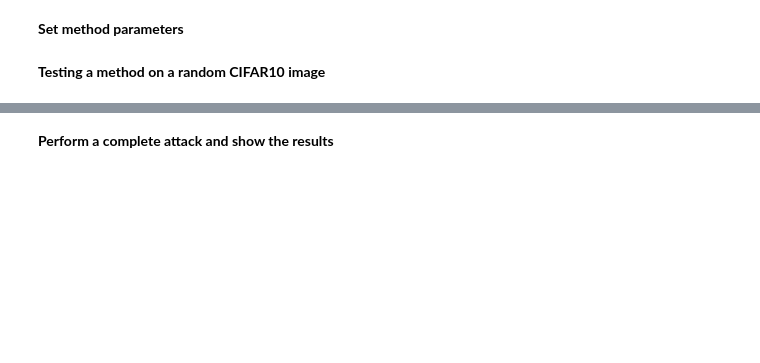
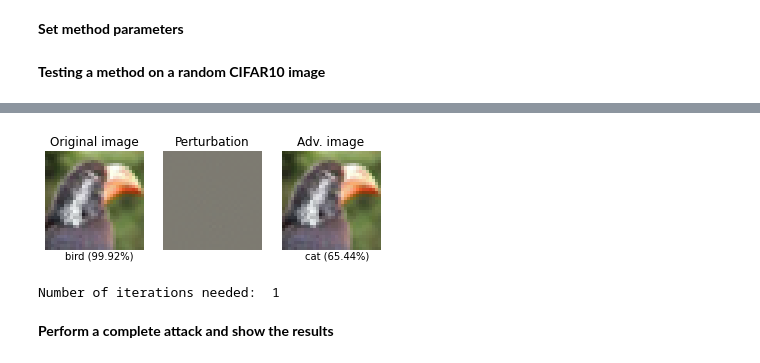
Before and after one commit to pabloac31/TFG, a Jupyter notebook: cifar10_experiments.ipynb, the cells around one changed output, grey strips where cells are left out. Cells and saved outputs as stored; diff of their text form; code cells hidden in the pictures; blank space fills up the shorter version.

```diff
--- a/cifar10_experiments.ipynb
+++ b/cifar10_experiments.ipynb
@@ -187,3 +75,9 @@ def test_method(model, device, img, label, method, params, show_pert=True):
+# %%
+image, label = next(iter(adv_loader))
+_,_ = test_method(iv3, device, image.clone(), label.clone(), method='deepfool', params=params_deepfool)
+# %% [output]
+[figure, added]
+Number of iterations needed:  1
 # %% [markdown]
 **Perform a complete attack and show the results**
 # %%
```
Also changed, not shown: parts of 8 cells of this notebook.
